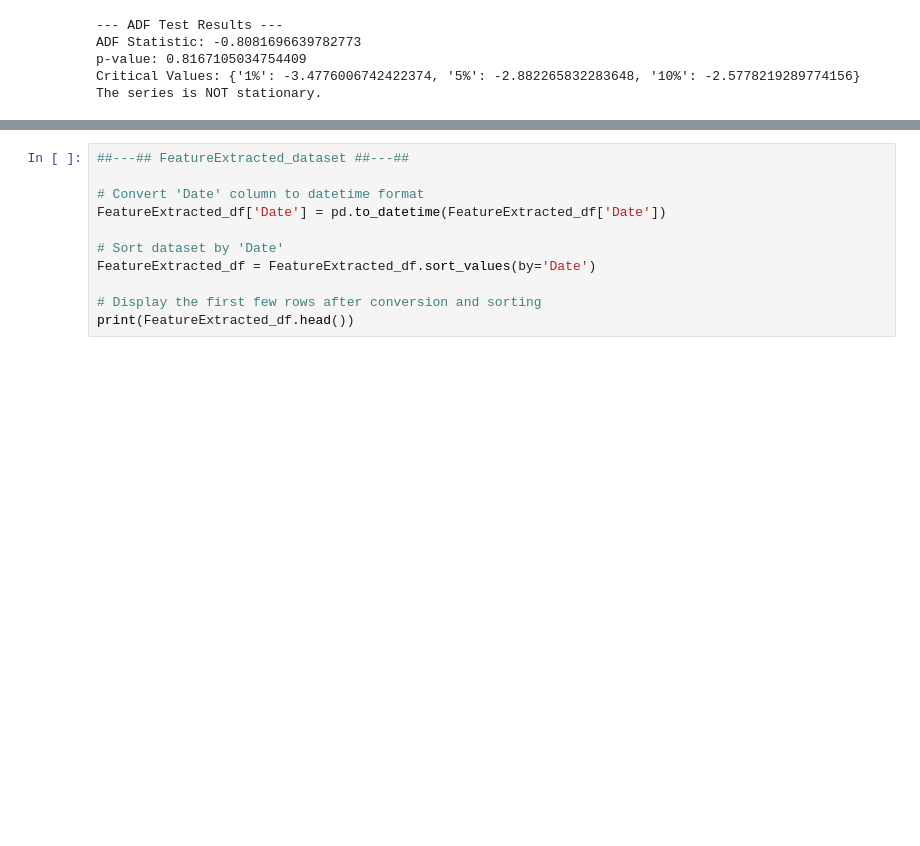
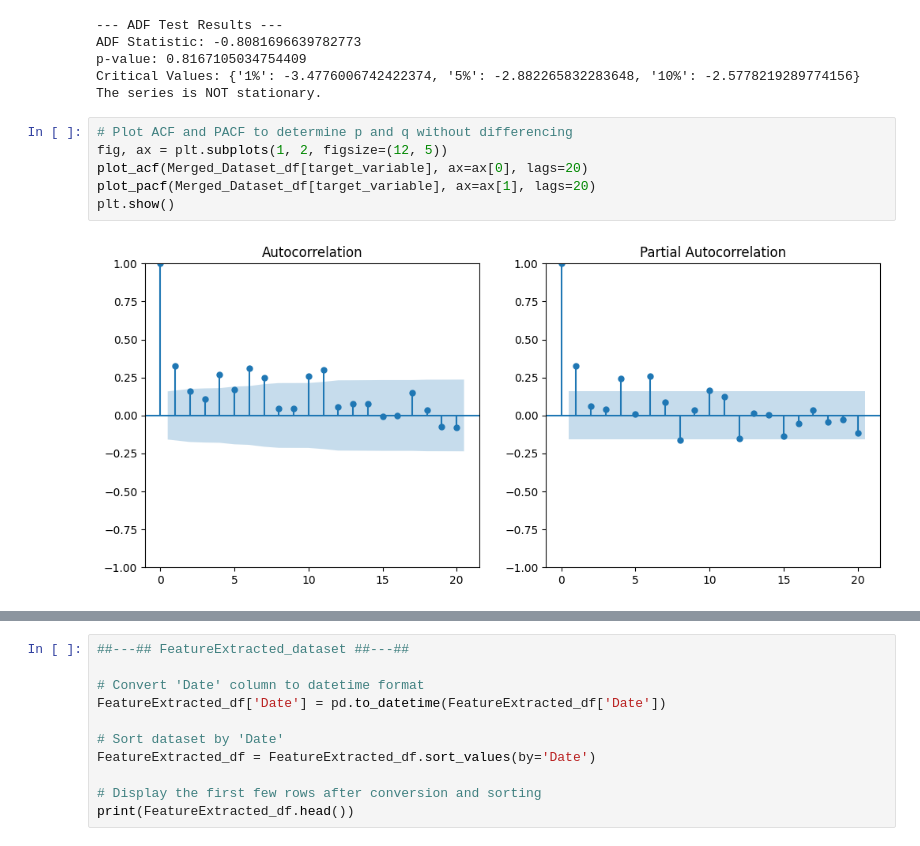
Before and after one commit to raz0208/Agritech-Pest-Prediction, a Jupyter notebook: Agritech_Pest_Prediction_Time_Series_Analysis.ipynb, the cells around one changed output, grey strips where cells are left out. Cells and saved outputs as stored; diff of their text form; blank space fills up the shorter version.

```diff
--- a/Agritech_Pest_Prediction_Time_Series_Analysis.ipynb
+++ b/Agritech_Pest_Prediction_Time_Series_Analysis.ipynb
@@ -157,3 +157,11 @@ ADF Statistic: -0.8081696639782773
 p-value: 0.8167105034754409
 Critical Values: {'1%': -3.4776006742422374, '5%': -2.882265832283648, '10%': -2.5778219289774156}
 The series is NOT stationary.
+# %%
+# Plot ACF and PACF to determine p and q without differencing
+fig, ax = plt.subplots(1, 2, figsize=(12, 5))
+plot_acf(Merged_Dataset_df[target_variable], ax=ax[0], lags=20)
+plot_pacf(Merged_Dataset_df[target_variable], ax=ax[1], lags=20)
+plt.show()
+# %% [output]
+[figure, added]
```
Also changed, not shown: parts of 4 cells of this notebook.
